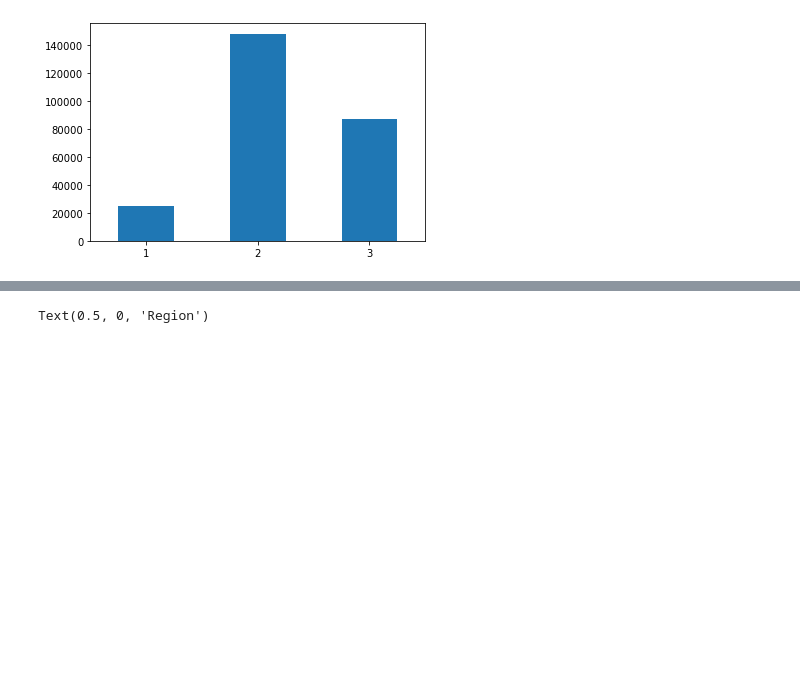
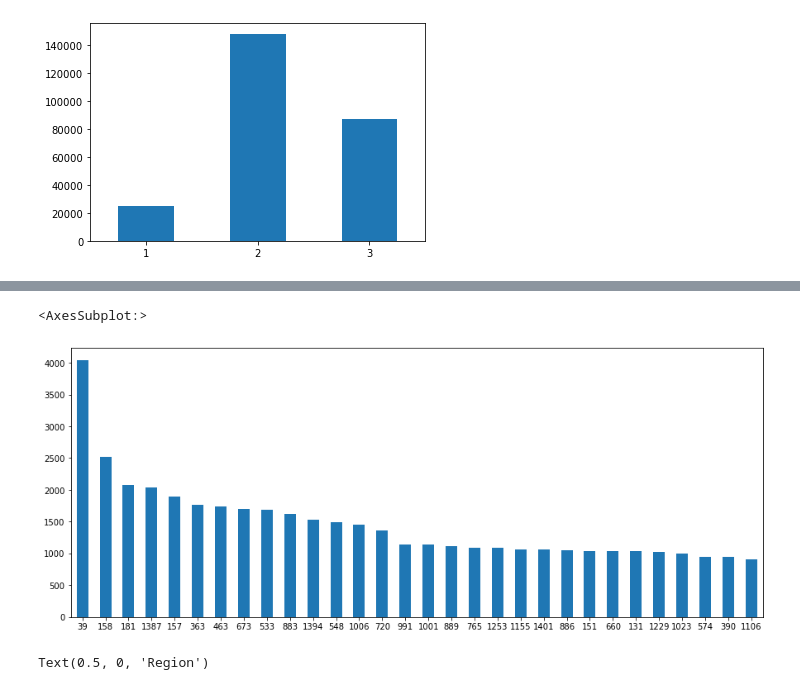
Before and after one commit to franvinas/7506-tp1, a Jupyter notebook: tp1.ipynb, the cells around one changed output, grey strips where cells are left out. Drawn from its saved outputs; the diff is of its cells as text; code cells hidden in the pictures; blank space fills up the shorter version.

```diff
--- a/tp1.ipynb
+++ b/tp1.ipynb
@@ -124 +126,6 @@ Text(0.5, 0, 'Region')
+# %%
+train['geo_level_2_id'].value_counts().nlargest(30).plot(kind='bar', figsize=(15,6), rot=0)
+# %% [output]
+<AxesSubplot:>
+[figure, added]
 # %%
```
Also changed, not shown: parts of 9 cells of this notebook.
